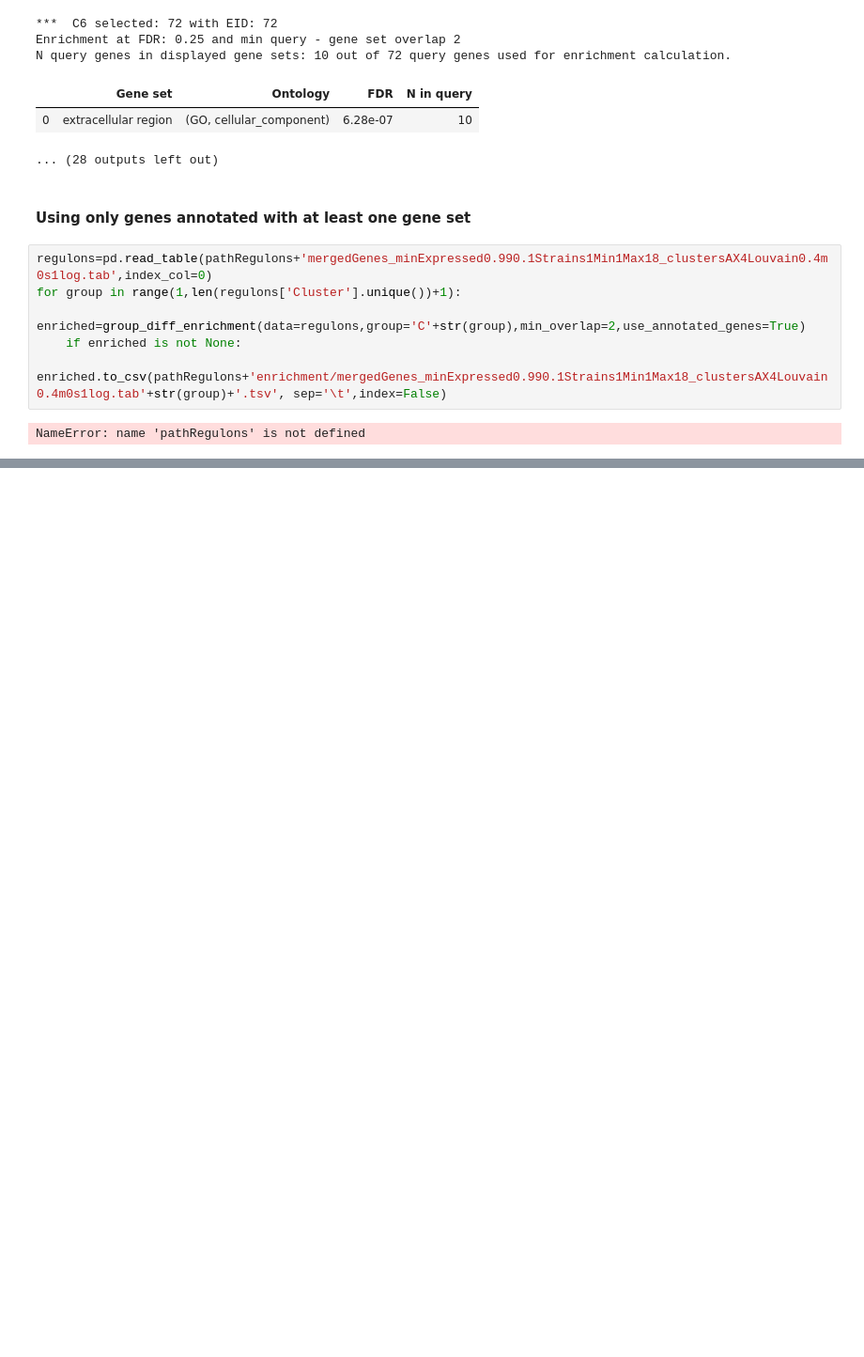
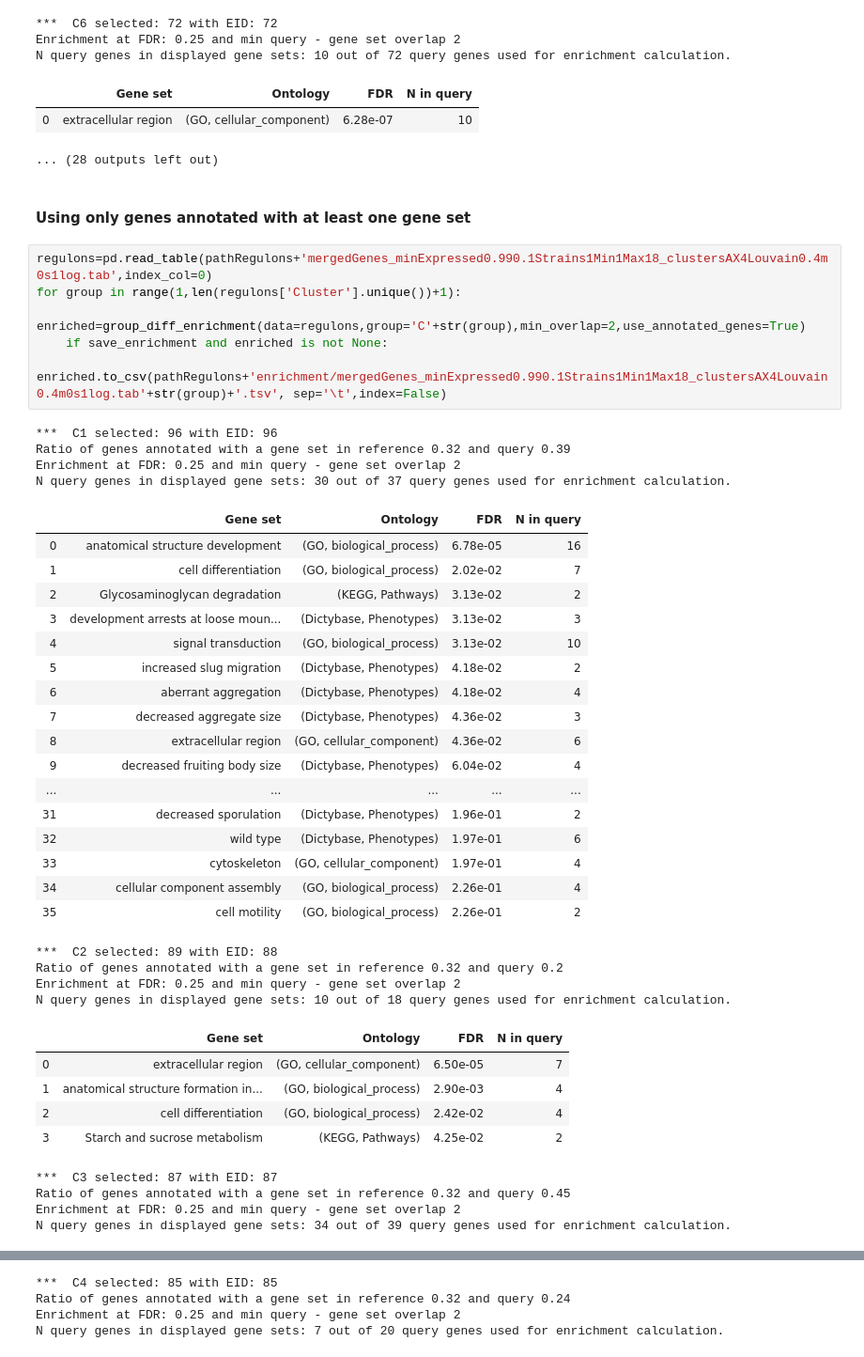
Before and after one commit to biolab/baylor-dicty, a Jupyter notebook: networks/regulons_byStrain_enrichment.ipynb, the cells around one changed output, grey strips where cells are left out. Shown at 94% size. Saved outputs shown, nothing was run; the diff lists cells and outputs as text; blank space fills up the shorter version.

```diff
--- a/networks/regulons_byStrain_enrichment.ipynb
+++ b/networks/regulons_byStrain_enrichment.ipynb
@@ -470,8 +388,41 @@ N query genes in displayed gene sets: 10 out of 72 query genes used for enrichme
 # %%
 regulons=pd.read_table(pathRegulons+'mergedGenes_minExpressed0.990.1Strains1Min1Max18_clustersAX4Louvain0.4m0s1log.tab',index_col=0)
 for group in range(1,len(regulons['Cluster'].unique())+1):
     enriched=group_diff_enrichment(data=regulons,group='C'+str(group),min_overlap=2,use_annotated_genes=True)
-    if enriched is not None:
+    if save_enrichment and enriched is not None:
         enriched.to_csv(pathRegulons+'enrichment/mergedGenes_minExpressed0.990.1Strains1Min1Max18_clustersAX4Louvain0.4m0s1log.tab'+str(group)+'.tsv', sep='\t',index=False)
 # %% [output]
-NameError: name 'pathRegulons' is not defined
+***  C1 selected: 96 with EID: 96
+Ratio of genes annotated with a gene set in reference 0.32 and query 0.39
+Enrichment at FDR: 0.25 and min query - gene set overlap 2
+N query genes in displayed gene sets: 30 out of 37 query genes used for enrichment calculation.
+|  | Gene set | Ontology | FDR | N in query |
+| 0 | anatomical structure development | (GO, biological_process) | 6.78e-05 | 16 |
+| 1 | cell differentiation | (GO, biological_process) | 2.02e-02 | 7 |
+| 2 | Glycosaminoglycan degradation | (KEGG, Pathways) | 3.13e-02 | 2 |
+| 3 | development arrests at loose moun... | (Dictybase, Phenotypes) | 3.13e-02 | 3 |
+| 4 | signal transduction | (GO, biological_process) | 3.13e-02 | 10 |
+| 5 | increased slug migration | (Dictybase, Phenotypes) | 4.18e-02 | 2 |
+| 6 | aberrant aggregation | (Dictybase, Phenotypes) | 4.18e-02 | 4 |
+| 7 | decreased aggregate size | (Dictybase, Phenotypes) | 4.36e-02 | 3 |
+| 8 | extracellular region | (GO, cellular_component) | 4.36e-02 | 6 |
+| 9 | decreased fruiting body size | (Dictybase, Phenotypes) | 6.04e-02 | 4 |
+| ... | ... | ... | ... | ... |
+| 31 | decreased sporulation | (Dictybase, Phenotypes) | 1.96e-01 | 2 |
+| 32 | wild type | (Dictybase, Phenotypes) | 1.97e-01 | 6 |
+| 33 | cytoskeleton | (GO, cellular_component) | 1.97e-01 | 4 |
+| 34 | cellular component assembly | (GO, biological_process) | 2.26e-01 | 4 |
+| 35 | cell motility | (GO, biological_process) | 2.26e-01 | 2 |
+***  C2 selected: 89 with EID: 88
+Ratio of genes annotated with a gene set in reference 0.32 and query 0.2
+Enrichment at FDR: 0.25 and min query - gene set overlap 2
+N query genes in displayed gene sets: 10 out of 18 query genes used for enrichment calculation.
+|  | Gene set | Ontology | FDR | N in query |
+| 0 | extracellular region | (GO, cellular_component) | 6.50e-05 | 7 |
+| 1 | anatomical structure formation in... | (GO, biological_process) | 2.90e-03 | 4 |
+| 2 | cell differentiation | (GO, biological_process) | 2.42e-02 | 4 |
+| 3 | Starch and sucrose metabolism | (KEGG, Pathways) | 4.25e-02 | 2 |
+***  C3 selected: 87 with EID: 87
+Ratio of genes annotated with a gene set in reference 0.32 and query 0.45
+Enrichment at FDR: 0.25 and min query - gene set overlap 2
+N query genes in displayed gene sets: 34 out of 39 query genes used for enrichment calculation.
@@ -477,0 +446,4 @@ NameError: name 'pathRegulons' is not defined
+***  C4 selected: 85 with EID: 85
+Ratio of genes annotated with a gene set in reference 0.32 and query 0.24
+Enrichment at FDR: 0.25 and min query - gene set overlap 2
+N query genes in displayed gene sets: 7 out of 20 query genes used for enrichment calculation.
```
Also changed, not shown: parts of 10 cells of this notebook, 2 other files.
